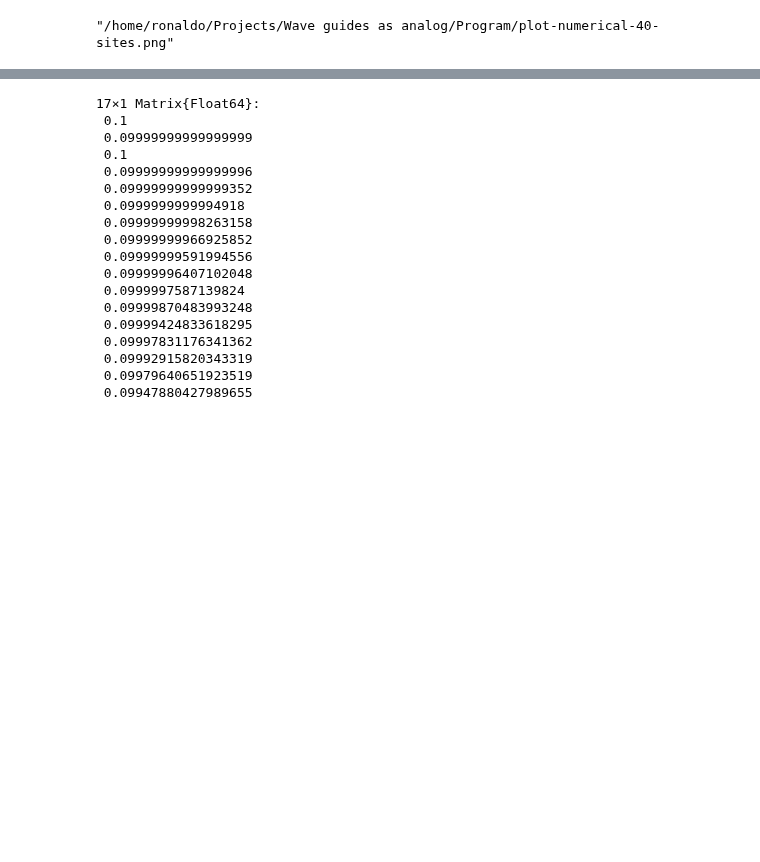
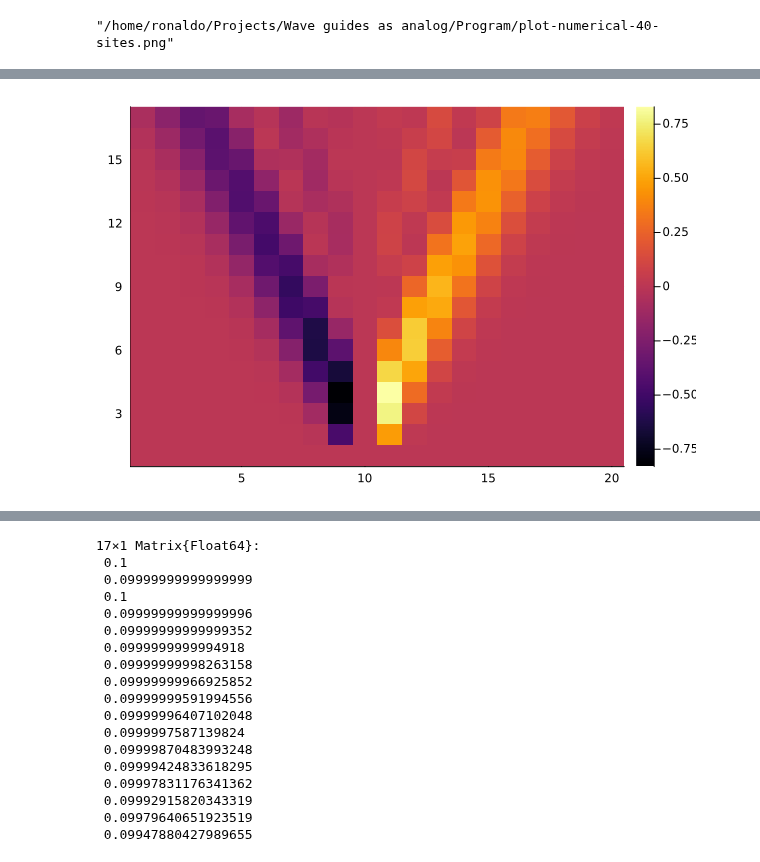
Before and after one commit to RonaldoNA/Projects, a Jupyter notebook: Wave guides as analog/Program/Quantum Walks and Correlator-Copy1.ipynb, the cells around one changed output, grey strips where cells are left out. Saved outputs shown, nothing was run; the diff lists cells and outputs as text; code cells hidden in the pictures; blank space fills up the shorter version.

```diff
--- a/Wave guides as analog/Program/Quantum Walks and Correlator-Copy1.ipynb
+++ b/Wave guides as analog/Program/Quantum Walks and Correlator-Copy1.ipynb
@@ -411,3 +449,7 @@ savefig("plot-numerical-40-sites.png")
+# %%
+heatmap(quantum_currents(0.0,0.0,0.0)[1:17, 11:30])
+# %% [output]
+[figure, added]
 # %%
 #Prueba para valores unicos
 qwcut = quantum_walks(0.0, 0.0 , 0.0)[1:17, 11:30]
```
Also changed, not shown: parts of 6 cells of this notebook, 3 other files.
